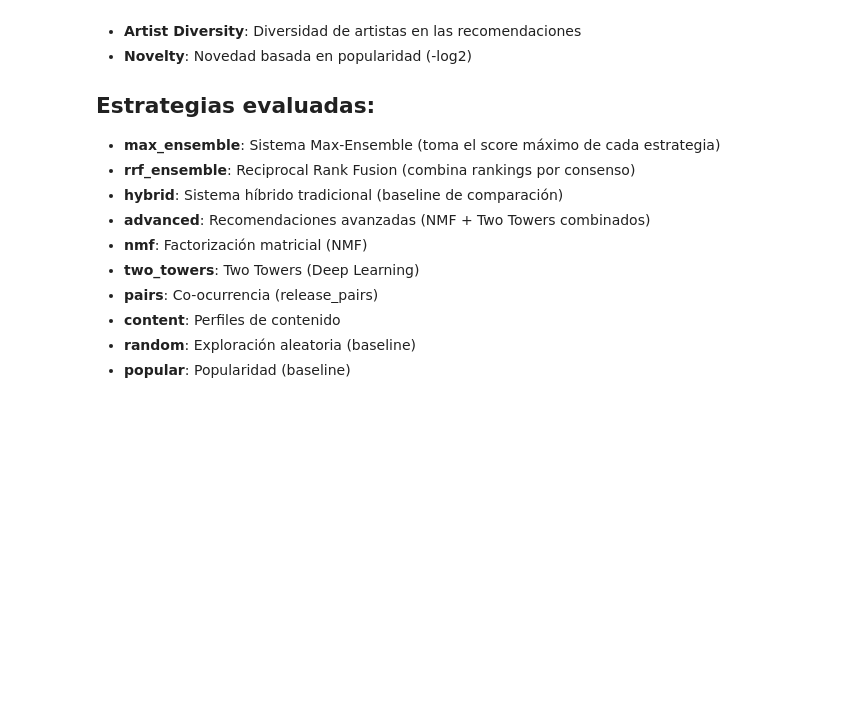
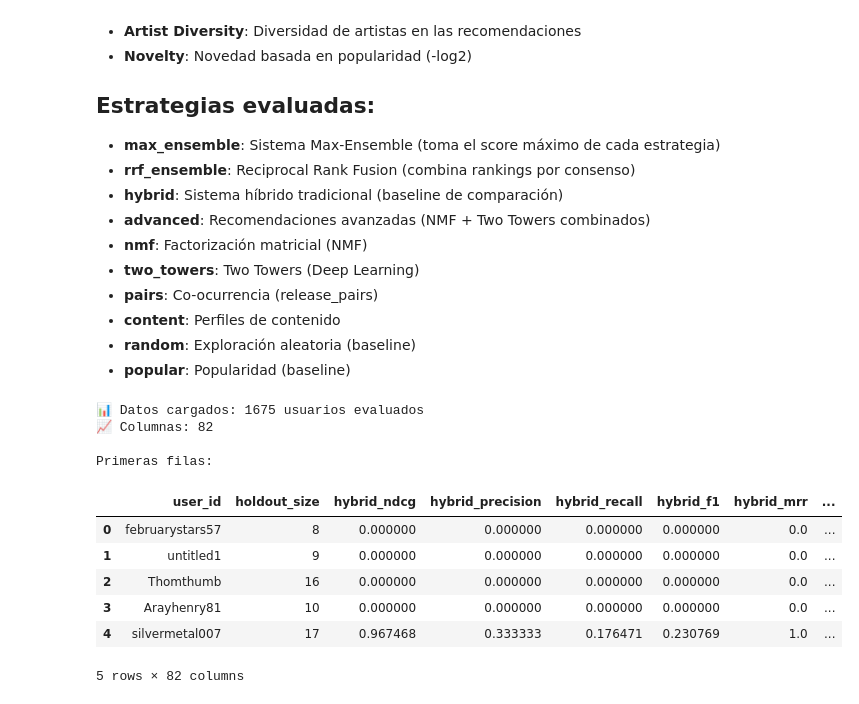
Before and after one commit to ignaciolinari/sputnik-SR, a Jupyter notebook: notebooks/analisis_evaluacion_recomendaciones.ipynb, the cells around one changed output. Drawn from its saved outputs; the diff is of its cells as text; code cells hidden in the pictures; blank space fills up the shorter version.

```diff
--- a/notebooks/analisis_evaluacion_recomendaciones.ipynb
+++ b/notebooks/analisis_evaluacion_recomendaciones.ipynb
@@ -27,25 +27,39 @@ Este notebook analiza los resultados de la evaluación offline de diferentes est
 # %%
 from pathlib import Path
 
 import matplotlib.pyplot as plt
+import numpy as np
 import pandas as pd
 import seaborn as sns
+from scipy import stats
 
 
 # Configurar estilo
 plt.style.use("seaborn-v0_8-darkgrid")
 sns.set_palette("husl")
 plt.rcParams["figure.figsize"] = (14, 8)
 plt.rcParams["font.size"] = 11
 
 # Cargar datos
-csv_path = Path("../offline_recommender/output/resultados_finales_base.csv")
+csv_path = Path("../offline_recommender/output/rrf_vs_max.csv")
 df = pd.read_csv(csv_path)
 
 print(f"📊 Datos cargados: {len(df)} usuarios evaluados")
 print(f"📈 Columnas: {len(df.columns)}")
 print("\nPrimeras filas:")
 df.head()
+# %% [output]
+📊 Datos cargados: 1675 usuarios evaluados
+📈 Columnas: 82
+
+Primeras filas:
+|  | user_id | holdout_size | hybrid_ndcg | hybrid_precision | hybrid_recall | hybrid_f1 | hybrid_mrr | ... |
+| 0 | februarystars57 | 8 | 0.000000 | 0.000000 | 0.000000 | 0.000000 | 0.0 | ... |
+| 1 | untitled1 | 9 | 0.000000 | 0.000000 | 0.000000 | 0.000000 | 0.0 | ... |
+| 2 | Thomthumb | 16 | 0.000000 | 0.000000 | 0.000000 | 0.000000 | 0.0 | ... |
+| 3 | Arayhenry81 | 10 | 0.000000 | 0.000000 | 0.000000 | 0.000000 | 0.0 | ... |
+| 4 | silvermetal007 | 17 | 0.967468 | 0.333333 | 0.176471 | 0.230769 | 1.0 | ... |
+5 rows × 82 columns
 # %%
 # Definir estrategias y métricas
 strategies = [
```
Also changed, not shown: parts of 17 cells of this notebook.
